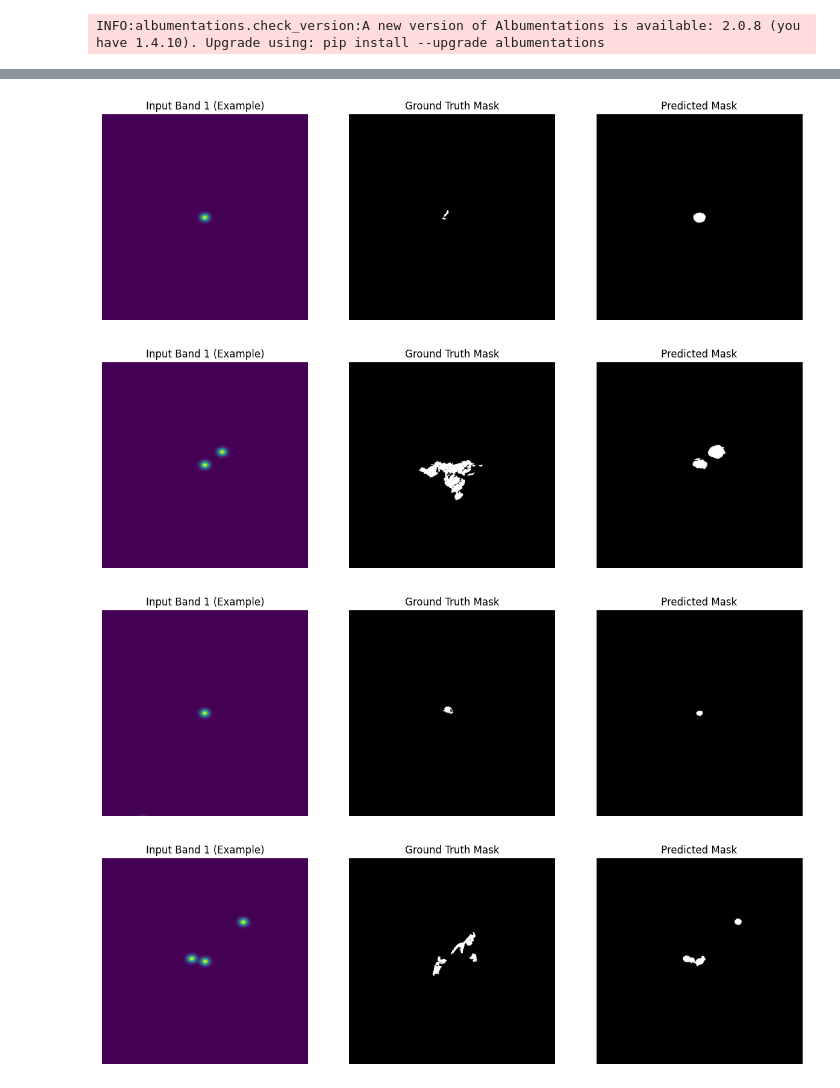
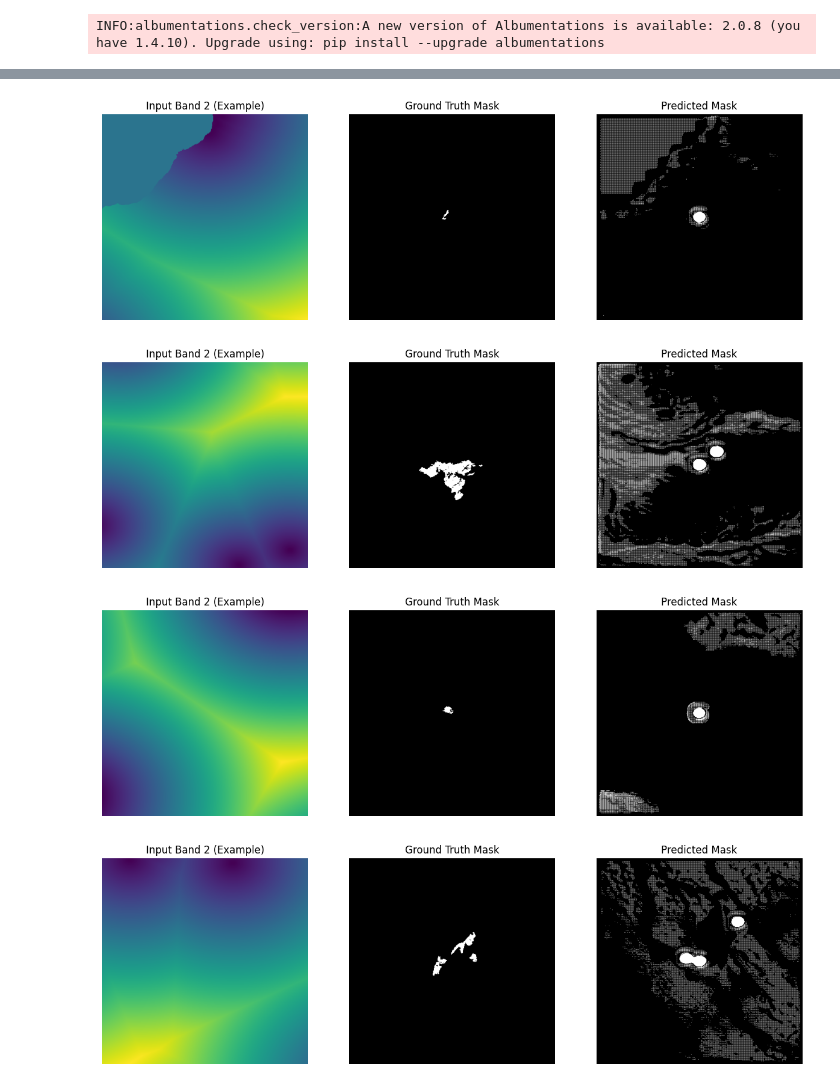
Before and after one commit to abbystokes/wildfire-risk-ml, a Jupyter notebook: model_training.ipynb, the cells around one changed output, grey strips where cells are left out. Cells and saved outputs as stored; diff of their text form; code cells hidden in the pictures.

Commit message:
model updates

```diff
--- a/model_training.ipynb
+++ b/model_training.ipynb
@@ -254,14 +338,17 @@ train_loader = DataLoader(train_dataset, batch_size=4, shuffle=True)
 val_loader = DataLoader(val_dataset, batch_size=4, shuffle=False)
 
 # Model, optimizer, loss
-model = SimpleSegmentationCNN(in_channels=band_count).to(device)
+#model = SimpleSegmentationCNN(in_channels=band_count).to(device)
+#model = DeeperSegmentationCNN(in_channels=band_count).to(device)
+model = UNet(in_channels=band_count).to(device)
+
 optimizer = optim.Adam(model.parameters(), lr=1e-3)
 #criterion = nn.BCELoss()
 pos_weight = torch.tensor([10.0], device=device)  # try values from 5 to 50 depending on your dataset
 criterion = nn.BCEWithLogitsLoss(pos_weight=pos_weight)
 
 
-num_epochs = 5
+num_epochs = 2
 
 for epoch in range(num_epochs):
     model.train()
@@ -306,39 +390,39 @@ import matplotlib.pyplot as plt
 def visualize_predictions(model, dataloader, device, num_samples=4):
     model.eval()
     inputs, masks = next(iter(dataloader))
     inputs = inputs.to(device)
     masks = masks.to(device)
 
     with torch.no_grad():
         outputs = model(inputs)           # raw logits
         probs = torch.sigmoid(outputs)   # scale to [0, 1]
         preds = (probs > 0.5).float()    # binary mask
     inputs = inputs.cpu()
     masks = masks.cpu()
     preds = preds.cpu()
 
     for i in range(min(num_samples, inputs.size(0))):
         fig, axs = plt.subplots(1, 3, figsize=(15, 5))
-        axs[0].imshow(inputs[i, 0], cmap='viridis')  # show first band as example
-        axs[0].set_title('Input Band 1 (Example)')
+        axs[0].imshow(inputs[i, 1], cmap='viridis')  # show first band as example
+        axs[0].set_title('Input Band 2 (Example)')
         axs[0].axis('off')
 
         axs[1].imshow(masks[i, 0], cmap='gray')
         axs[1].set_title('Ground Truth Mask')
         axs[1].axis('off')
 
         axs[2].imshow(preds[i, 0], cmap='gray')
         axs[2].set_title('Predicted Mask')
         axs[2].axis('off')
 
         plt.show()
 
 visualize_predictions(model, val_loader, device)
 # %% [output]
-[figure, old version]
+[figure, new version]
-[figure, old version]
+[figure, new version]
-[figure, old version]
+[figure, new version]
-[figure, old version]
+[figure, new version]
 # %%
 # Model evaluation
 def iou_score(preds, targets, threshold=0.5, eps=1e-6):
```
Also changed, not shown: parts of 5 cells of this notebook, 2 other files.
